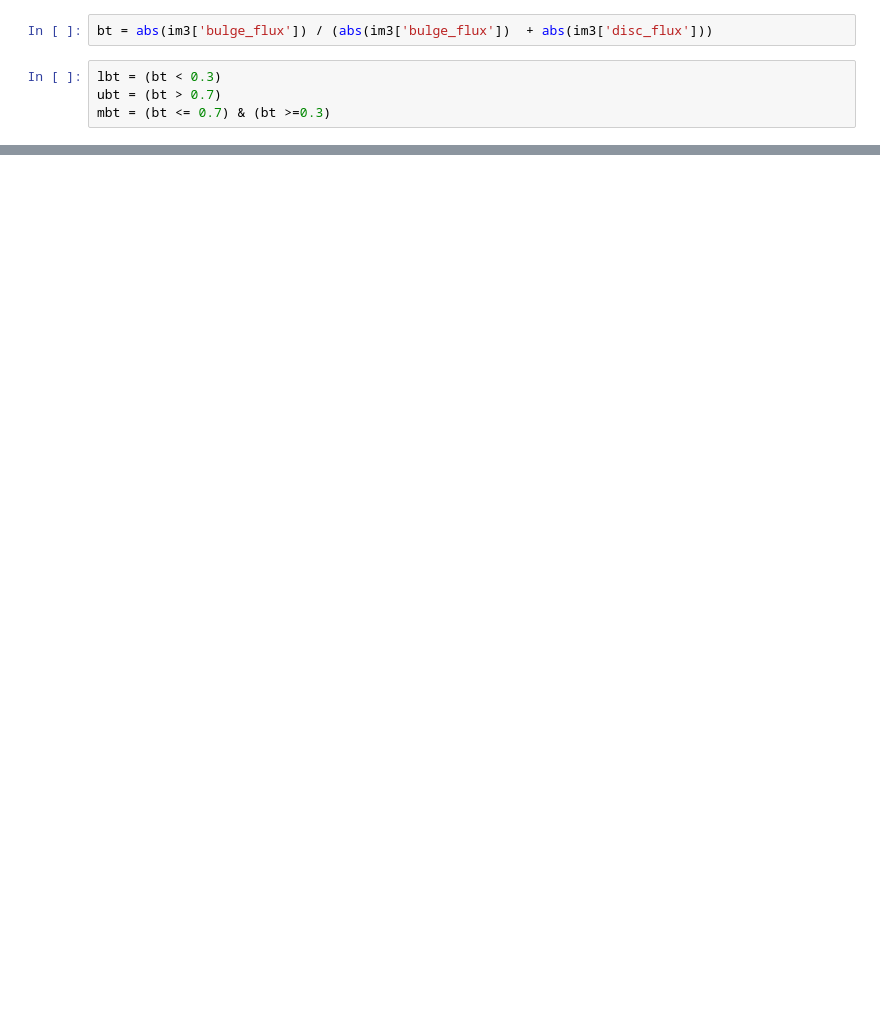
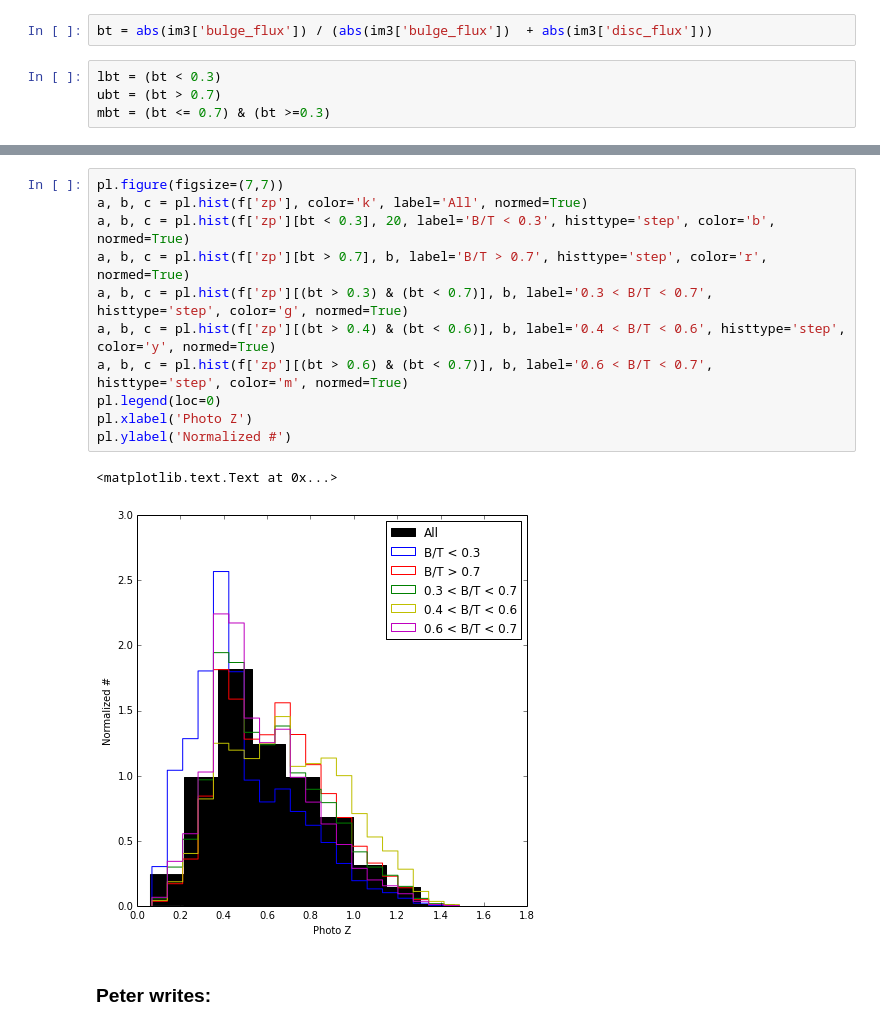
Before and after one commit to vvinuv/ipynb, a Jupyter notebook: im3shape_psf.ipynb, the cells around one changed output, grey strips where cells are left out. Drawn from its saved outputs; the diff is of its cells as text; blank space fills up the shorter version.

```diff
--- a/im3shape_psf.ipynb
+++ b/im3shape_psf.ipynb
@@ -47,0 +68,18 @@ bas.plot_psf(im3['MEAN_PSF_E2_SKY'][mbt], im3['E2'][mbt], -0.01, 0.03, 10, 'E2-m
+# %%
+pl.figure(figsize=(7,7))
+a, b, c = pl.hist(f['zp'], color='k', label='All', normed=True)
+a, b, c = pl.hist(f['zp'][bt < 0.3], 20, label='B/T < 0.3', histtype='step', color='b', normed=True)
+a, b, c = pl.hist(f['zp'][bt > 0.7], b, label='B/T > 0.7', histtype='step', color='r', normed=True)
+a, b, c = pl.hist(f['zp'][(bt > 0.3) & (bt < 0.7)], b, label='0.3 < B/T < 0.7',
+histtype='step', color='g', normed=True)
+a, b, c = pl.hist(f['zp'][(bt > 0.4) & (bt < 0.6)], b, label='0.4 < B/T < 0.6', histtype='step', color='y', normed=True)
+a, b, c = pl.hist(f['zp'][(bt > 0.6) & (bt < 0.7)], b, label='0.6 < B/T < 0.7',
+histtype='step', color='m', normed=True)
+pl.legend(loc=0)
+pl.xlabel('Photo Z')
+pl.ylabel('Normalized #')
+# %% [output]
+<matplotlib.text.Text at 0x...>
+[figure, added]
+# %% [markdown]
+### Peter writes:
```
Also changed, not shown: parts of 15 cells of this notebook.
